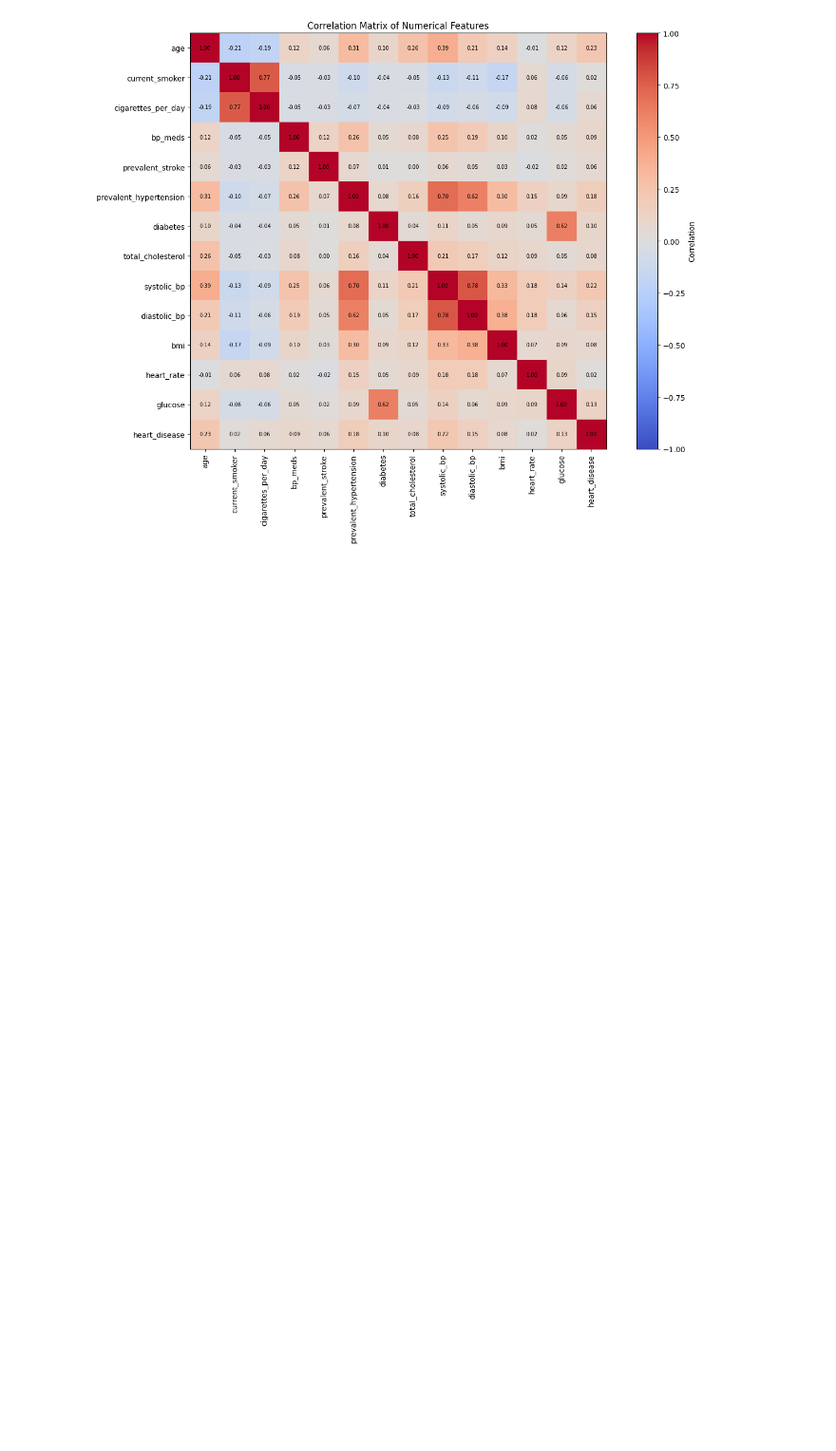
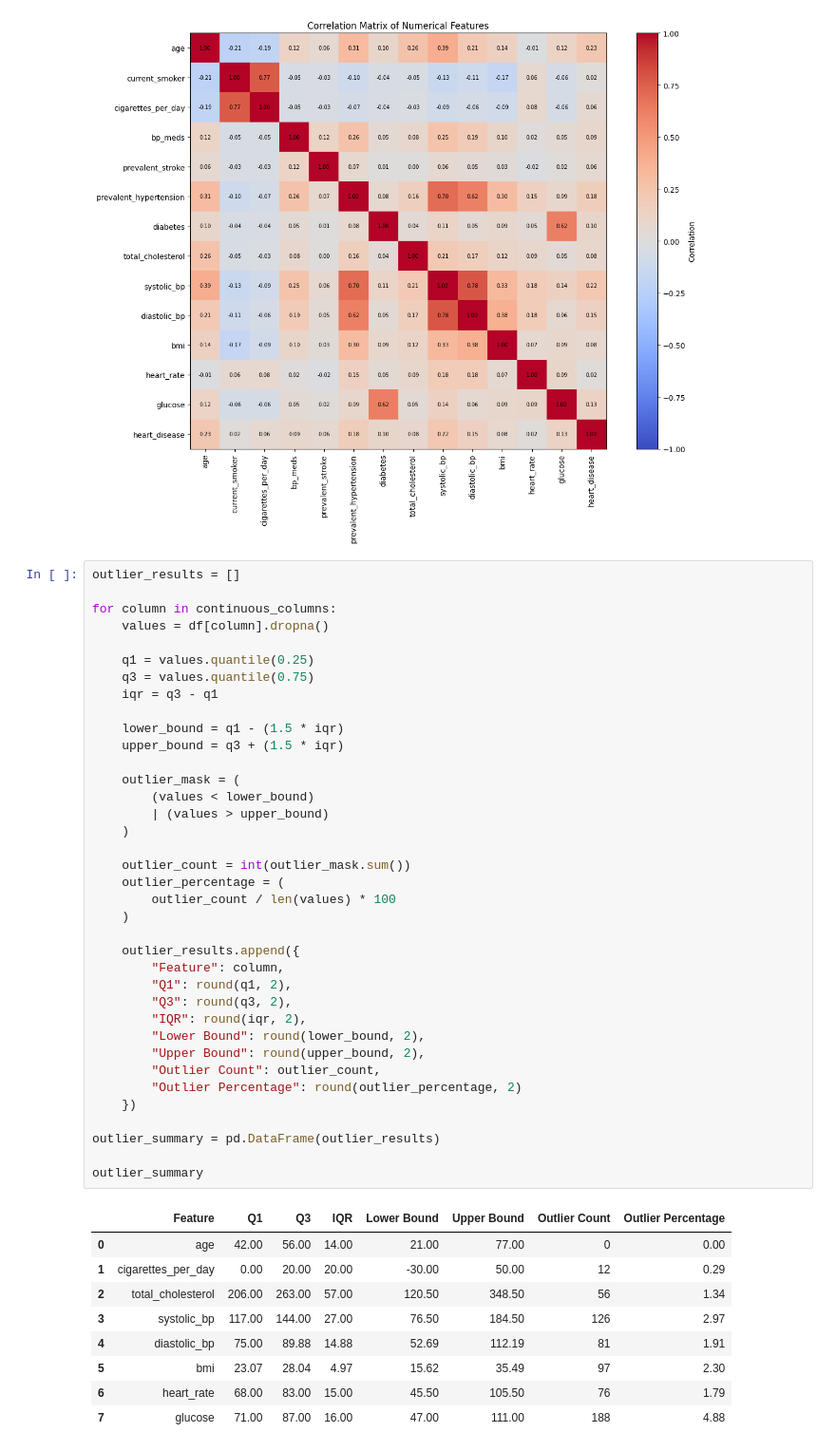
Before and after one commit to SMCodeX7/Heart-Disease-Classification, a Jupyter notebook: notebooks/03-EDA.ipynb, the cells around one changed output. Shown at 95% size. Cells and saved outputs as stored; diff of their text form; blank space fills up the shorter version.

Commit message:
Identify potential numerical outliers

```diff
--- a/notebooks/03-EDA.ipynb
+++ b/notebooks/03-EDA.ipynb
@@ -555,3 +555,50 @@ Feature correlations with heart disease:
 | 11 | heart_rate | 0.022913 |
 | 12 | current_smoker | 0.019456 |
 [figure]
+# %%
+outlier_results = []
+
+for column in continuous_columns:
+    values = df[column].dropna()
+
+    q1 = values.quantile(0.25)
+    q3 = values.quantile(0.75)
+    iqr = q3 - q1
+
+    lower_bound = q1 - (1.5 * iqr)
+    upper_bound = q3 + (1.5 * iqr)
+
+    outlier_mask = (
+        (values < lower_bound)
+        | (values > upper_bound)
+    )
+
+    outlier_count = int(outlier_mask.sum())
+    outlier_percentage = (
+        outlier_count / len(values) * 100
+    )
+
+    outlier_results.append({
+        "Feature": column,
+        "Q1": round(q1, 2),
+        "Q3": round(q3, 2),
+        "IQR": round(iqr, 2),
+        "Lower Bound": round(lower_bound, 2),
+        "Upper Bound": round(upper_bound, 2),
+        "Outlier Count": outlier_count,
+        "Outlier Percentage": round(outlier_percentage, 2)
+    })
+
+outlier_summary = pd.DataFrame(outlier_results)
+
+outlier_summary
+# %% [output]
+|  | Feature | Q1 | Q3 | IQR | Lower Bound | Upper Bound | Outlier Count | Outlier Percentage |
+| 0 | age | 42.00 | 56.00 | 14.00 | 21.00 | 77.00 | 0 | 0.00 |
+| 1 | cigarettes_per_day | 0.00 | 20.00 | 20.00 | -30.00 | 50.00 | 12 | 0.29 |
+| 2 | total_cholesterol | 206.00 | 263.00 | 57.00 | 120.50 | 348.50 | 56 | 1.34 |
+| 3 | systolic_bp | 117.00 | 144.00 | 27.00 | 76.50 | 184.50 | 126 | 2.97 |
+| 4 | diastolic_bp | 75.00 | 89.88 | 14.88 | 52.69 | 112.19 | 81 | 1.91 |
+| 5 | bmi | 23.07 | 28.04 | 4.97 | 15.62 | 35.49 | 97 | 2.30 |
+| 6 | heart_rate | 68.00 | 83.00 | 15.00 | 45.50 | 105.50 | 76 | 1.79 |
+| 7 | glucose | 71.00 | 87.00 | 16.00 | 47.00 | 111.00 | 188 | 4.88 |
```
